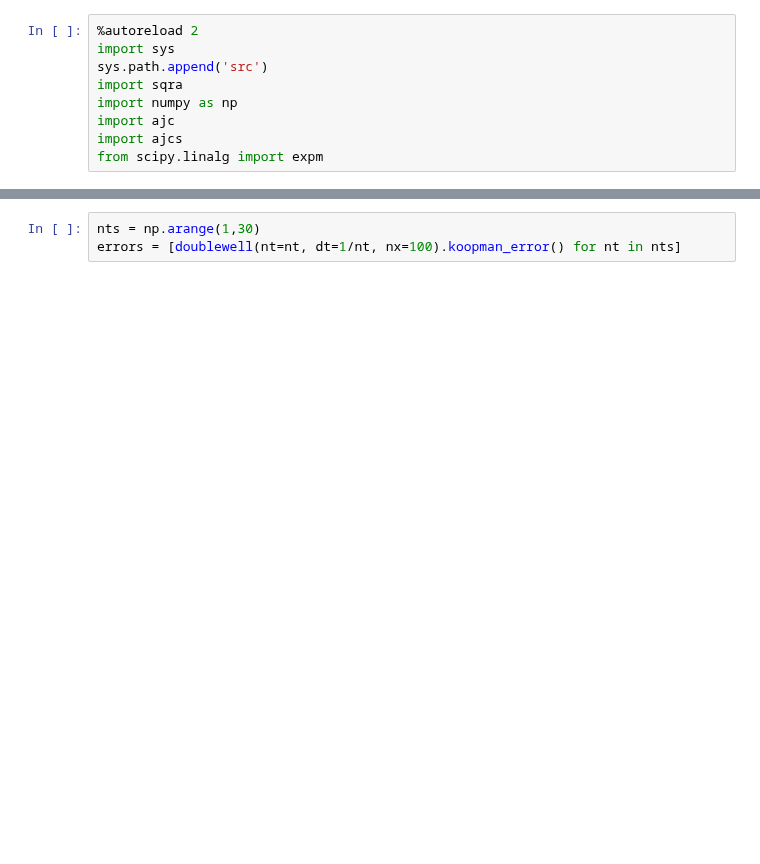
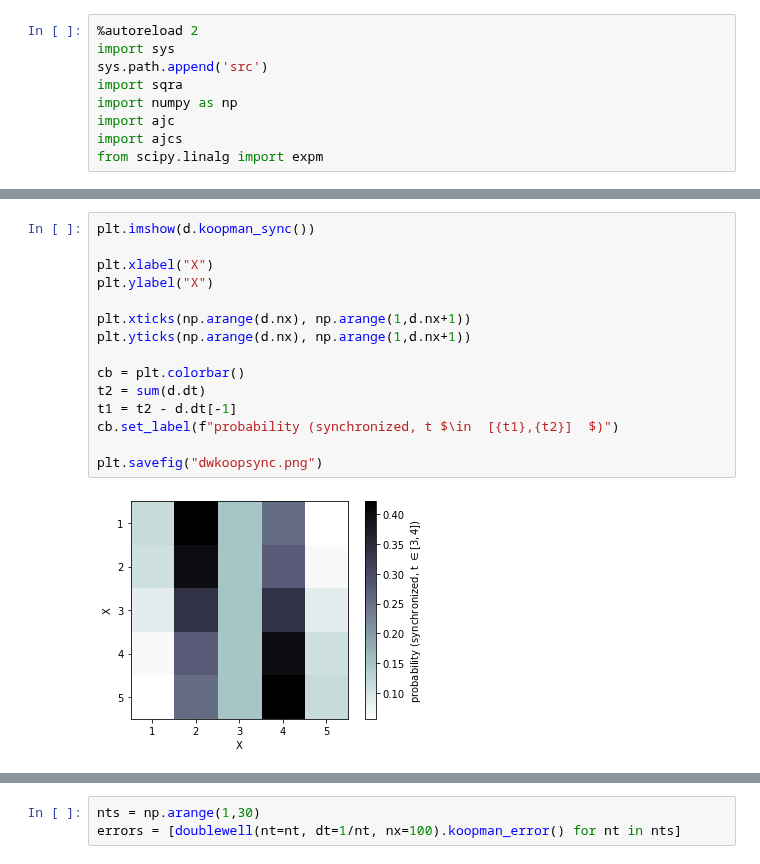
Before and after one commit to axsk/augmented-jump-chain, a Jupyter notebook: papermsnd.ipynb, the cells around one changed output, grey strips where cells are left out. Cells and saved outputs as stored; diff of their text form; blank space fills up the shorter version.

```diff
--- a/papermsnd.ipynb
+++ b/papermsnd.ipynb
@@ -102,0 +236,17 @@ d.koopman_error()
+# %%
+plt.imshow(d.koopman_sync())
+
+plt.xlabel("X")
+plt.ylabel("X")
+
+plt.xticks(np.arange(d.nx), np.arange(1,d.nx+1))
+plt.yticks(np.arange(d.nx), np.arange(1,d.nx+1))
+
+cb = plt.colorbar()
+t2 = sum(d.dt)
+t1 = t2 - d.dt[-1]
+cb.set_label(f"probability (synchronized, t $\in  [{t1},{t2}]  $)")
+
+plt.savefig("dwkoopsync.png")
+# %% [output]
+[figure, added]
```
Also changed, not shown: parts of 19 cells of this notebook, 1 other file.
